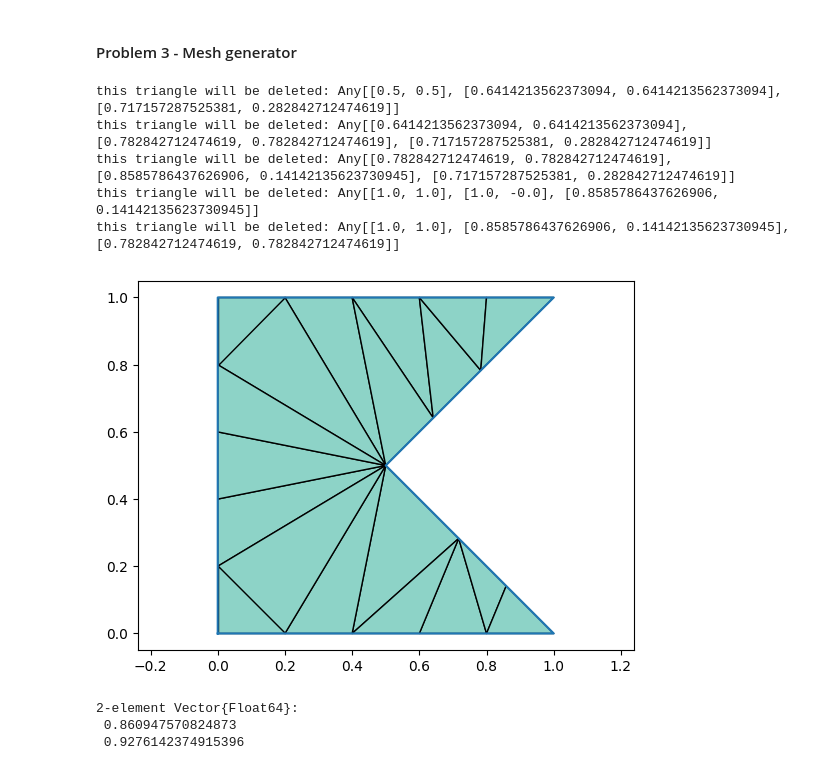
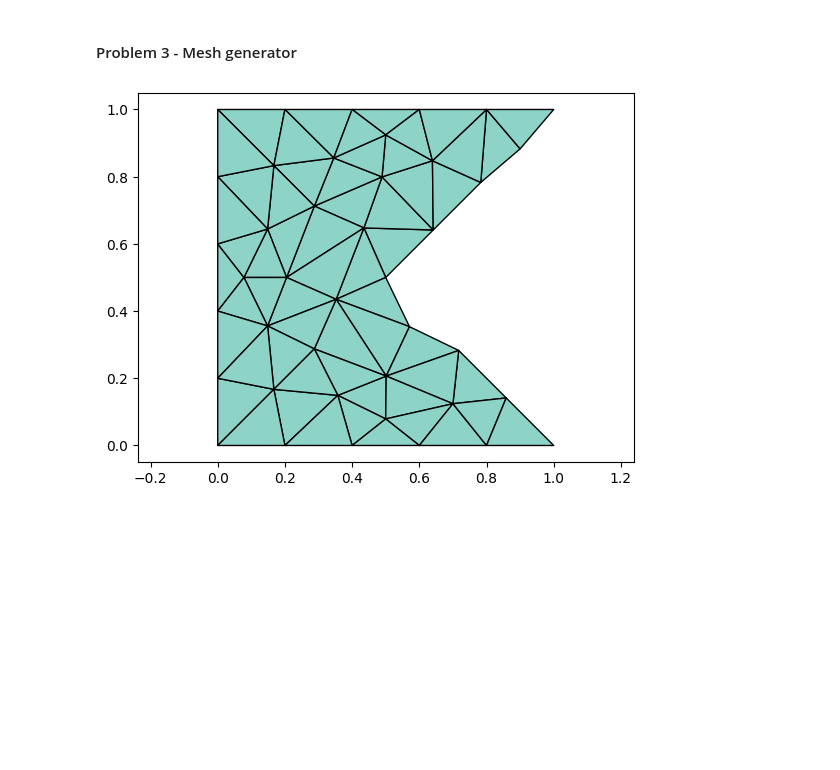
Before and after one commit to TagoreZhao/MATH124, a Jupyter notebook: PA3.ipynb, the cells around one changed output. Cells and saved outputs as stored; diff of their text form; code cells hidden in the pictures; blank space fills up the shorter version.

```diff
--- a/PA3.ipynb
+++ b/PA3.ipynb
@@ -204,63 +204,57 @@ function remove_tri(p,t,pv)
         if inpolygon(tri[c],pv)
             push!(new_t,t[c])
         end
-        if !inpolygon(tri[c],pv)
-            println("this triangle will be deleted: ", p[t[c]])
-        end
+        #if !inpolygon(tri[c],pv)
+        #    println("this triangle will be deleted: ", p[t[c]])
+        #end
     end
 
     return new_t
 end
 
 function pmesh(pv,hmax)
     terminate = true
 
     #Create node points p along each polygon segment, separated by a distance approximately equal to hmax.
     p = equi_node(pv,hmax)
 
     #Triangulate the domain using the delaunay function.
     t = delaunay(p)
 
     #Remove the triangles outside the polygon, by computing all the triangle centroids (using tri_centroid) and determining if they are inside (using inpolygon).
-    for i in 1:length(t)
-        tri = p[t[i]]
-        if inpolygon(tri_centroid(tri),pv)
-            println("")
-            deleteat!(t,i)
-        end
-    end
+    t = remove_tri(p,t,pv)
 
     while terminate
 
-        #if maximum(tri_area())
-
-        #end
+        if maximum(tri_area.([p[t[i]] for i in 1:length(t)])) .> ((0.2)^2)/2
+            push!(p, tri_circumcenter(p[t[findmax(tri_area.([p[t[i]] for i in 1:length(t)]))[2]]]))
+            t = delaunay(p)
+            t = remove_tri(p,t,pv)
+        else
+            terminate = false
+        end
 
     end
 
+    tplot(p,t)
 end
 pv = [[0,0], [1,0], [0.5,0.5], [1,1], [0,1], [0,0]]
 #pv = [[i/10,0.1*(-1)^i] for i = 0:10]
 #append!(pv, [[.5,.6], [0,.1]])
-p = equi_node(pv,0.2)
+#p = equi_node(pv,0.2)
 #display(node)
 #x_coord([0.5,0.5],[1,1],0.5)
-plot(first.(p), last.(p))
+#plot(first.(p), last.(p))
 #axis("equal");
-t = delaunay(p)
+#t = delaunay(p)
 #tplot(p,t)
 
-t = remove_tri(p,t,pv)
-tplot(p,t)
+#t = remove_tri(p,t,pv)
+#tplot(p,t)
+#maximum(tri_area.([p[t[i]] for i in 1:length(t)])) .> ((0.2)^2)/2
 #inpolygon(tri_centroid([[0.8, 1.0], [1.0, 1.0], [0.782842712474619, 0.782842712474619]]),pv)
 #tri_centroid([[0.8, 1.0], [1.0, 1.0], [0.782842712474619, 0.782842712474619]])
+pv = [[0,0], [1,0], [0.5,.5], [1,1], [0,1], [0,0]]
+pmesh(pv, 0.2)
 # %% [output]
-this triangle will be deleted: Any[[0.5, 0.5], [0.6414213562373094, 0.6414213562373094], [0.717157287525381, 0.282842712474619]]
-this triangle will be deleted: Any[[0.6414213562373094, 0.6414213562373094], [0.782842712474619, 0.782842712474619], [0.717157287525381, 0.282842712474619]]
-this triangle will be deleted: Any[[0.782842712474619, 0.782842712474619], [0.8585786437626906, 0.14142135623730945], [0.717157287525381, 0.282842712474619]]
-this triangle will be deleted: Any[[1.0, 1.0], [1.0, -0.0], [0.8585786437626906, 0.14142135623730945]]
-this triangle will be deleted: Any[[1.0, 1.0], [0.8585786437626906, 0.14142135623730945], [0.782842712474619, 0.782842712474619]]
-[figure, old version]
+[figure, new version]
-2-element Vector{Float64}:
- 0.860947570824873
- 0.9276142374915396
```
Also changed, not shown: parts of 1 cell of this notebook.
